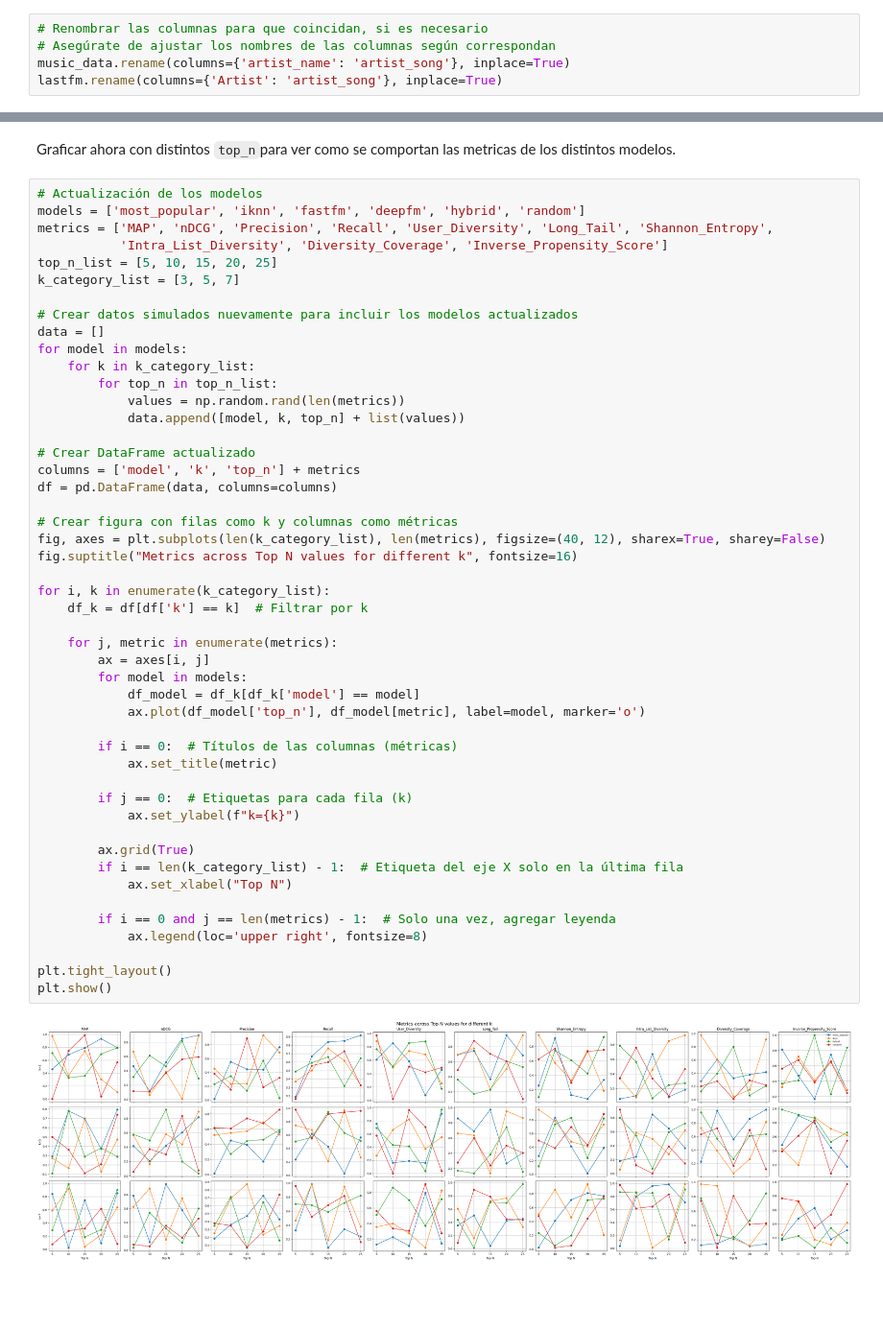
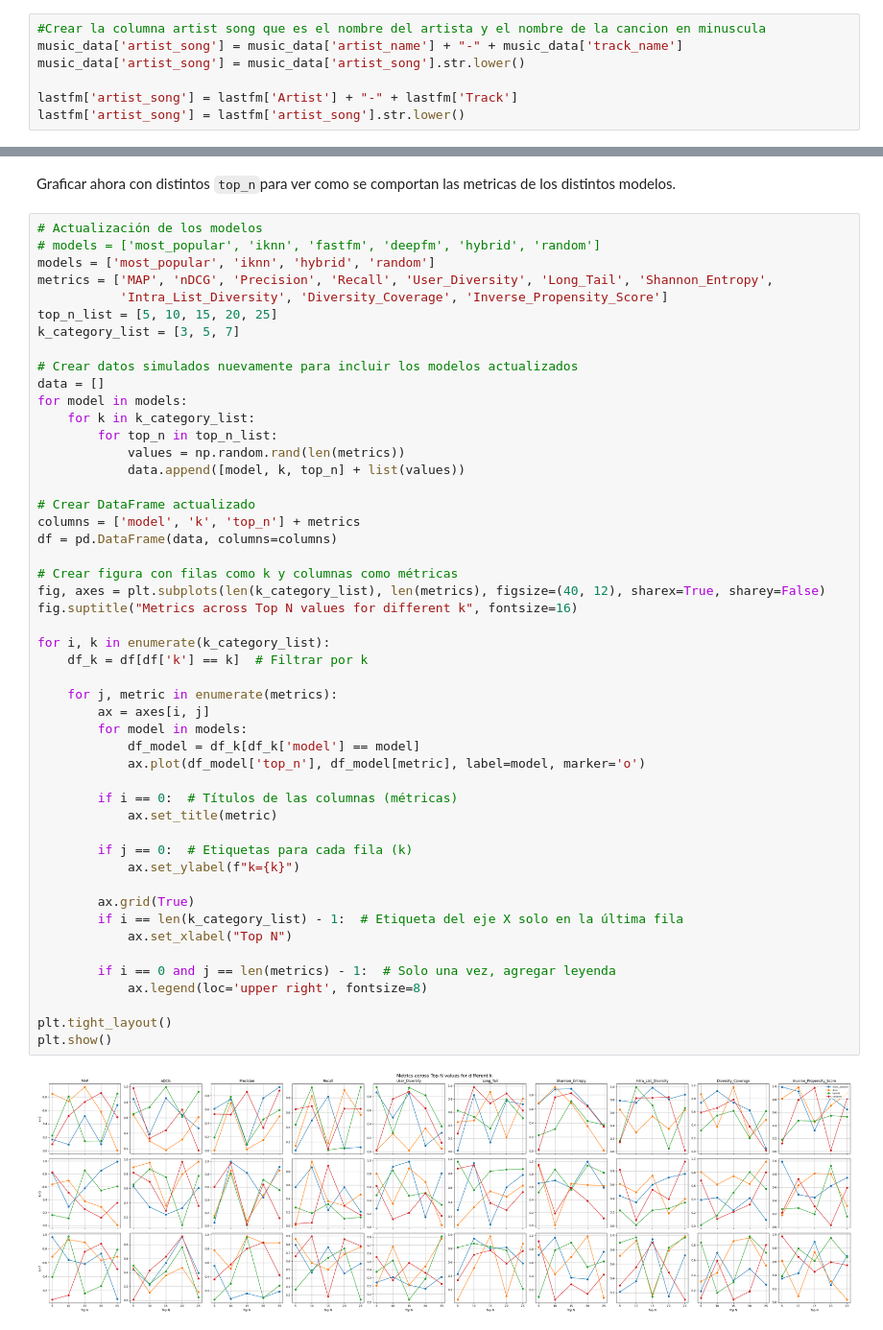
Before and after one commit to ferperezh/IIC3633_ProyectoMetricaDiversidad, a Jupyter notebook: musica/musica_metrica_diversidad.ipynb, the cells around one changed output, grey strips where cells are left out. Shown at 96% size. Drawn from its saved outputs; the diff is of its cells as text; blank space fills up the shorter version.

```diff
--- a/musica/musica_metrica_diversidad.ipynb
+++ b/musica/musica_metrica_diversidad.ipynb
@@ -78,11 +77,13 @@ music_data = pd.read_csv("music_dataset/tcc_ceds_music.csv")
 lastfm = pd.read_csv("lastfm_dataset/Last.fm_data.csv")
 # %% [markdown]
 Agregamos una columna `artist_song` para ambas tablas que es el nombre del artista más el nombre de la canción unida por un guíon. Así con esta tabla unimos la infromacion de cada usaurio y su canciones prefereidas con la infromación de esa canción.
-# %%
-# Renombrar las columnas para que coincidan, si es necesario
-# Asegúrate de ajustar los nombres de las columnas según correspondan
-music_data.rename(columns={'artist_name': 'artist_song'}, inplace=True)
-lastfm.rename(columns={'Artist': 'artist_song'}, inplace=True)
+# %%
+#Crear la columna artist song que es el nombre del artista y el nombre de la cancion en minuscula
+music_data['artist_song'] = music_data['artist_name'] + "-" + music_data['track_name']
+music_data['artist_song'] = music_data['artist_song'].str.lower()
+
+lastfm['artist_song'] = lastfm['Artist'] + "-" + lastfm['Track']
+lastfm['artist_song'] = lastfm['artist_song'].str.lower()
 # %% [markdown]
 Revisamos que no hay valores nulos en ninguna de las tablas originales para ver si se tuvo que haber hecho una limpieza antes. Pero vemos que lo unicos valores NaN son los albums que no importaran para los datos.
 # %%
@@ -1701,7 +1738,8 @@ DataFrame de resultados guardado en 'global_metrics_results.csv'
 Graficar ahora con distintos `top_n`para ver como se comportan las metricas de los distintos modelos.
 # %%
 # Actualización de los modelos
-models = ['most_popular', 'iknn', 'fastfm', 'deepfm', 'hybrid', 'random']
+# models = ['most_popular', 'iknn', 'fastfm', 'deepfm', 'hybrid', 'random']
+models = ['most_popular', 'iknn', 'hybrid', 'random']
 metrics = ['MAP', 'nDCG', 'Precision', 'Recall', 'User_Diversity', 'Long_Tail', 'Shannon_Entropy',
            'Intra_List_Diversity', 'Diversity_Coverage', 'Inverse_Propensity_Score']
 top_n_list = [5, 10, 15, 20, 25]
@@ -1721,31 +1759,31 @@ df = pd.DataFrame(data, columns=columns)
 
 # Crear figura con filas como k y columnas como métricas
 fig, axes = plt.subplots(len(k_category_list), len(metrics), figsize=(40, 12), sharex=True, sharey=False)
 fig.suptitle("Metrics across Top N values for different k", fontsize=16)
 
 for i, k in enumerate(k_category_list):
     df_k = df[df['k'] == k]  # Filtrar por k
 
     for j, metric in enumerate(metrics):
         ax = axes[i, j]
         for model in models:
             df_model = df_k[df_k['model'] == model]
             ax.plot(df_model['top_n'], df_model[metric], label=model, marker='o')
 
         if i == 0:  # Títulos de las columnas (métricas)
             ax.set_title(metric)
 
         if j == 0:  # Etiquetas para cada fila (k)
             ax.set_ylabel(f"k={k}")
 
         ax.grid(True)
         if i == len(k_category_list) - 1:  # Etiqueta del eje X solo en la última fila
             ax.set_xlabel("Top N")
 
         if i == 0 and j == len(metrics) - 1:  # Solo una vez, agregar leyenda
             ax.legend(loc='upper right', fontsize=8)
 
 plt.tight_layout()
 plt.show()
 # %% [output]
-[figure, old version]
+[figure, new version]
```
Also changed, not shown: parts of 25 cells of this notebook.
